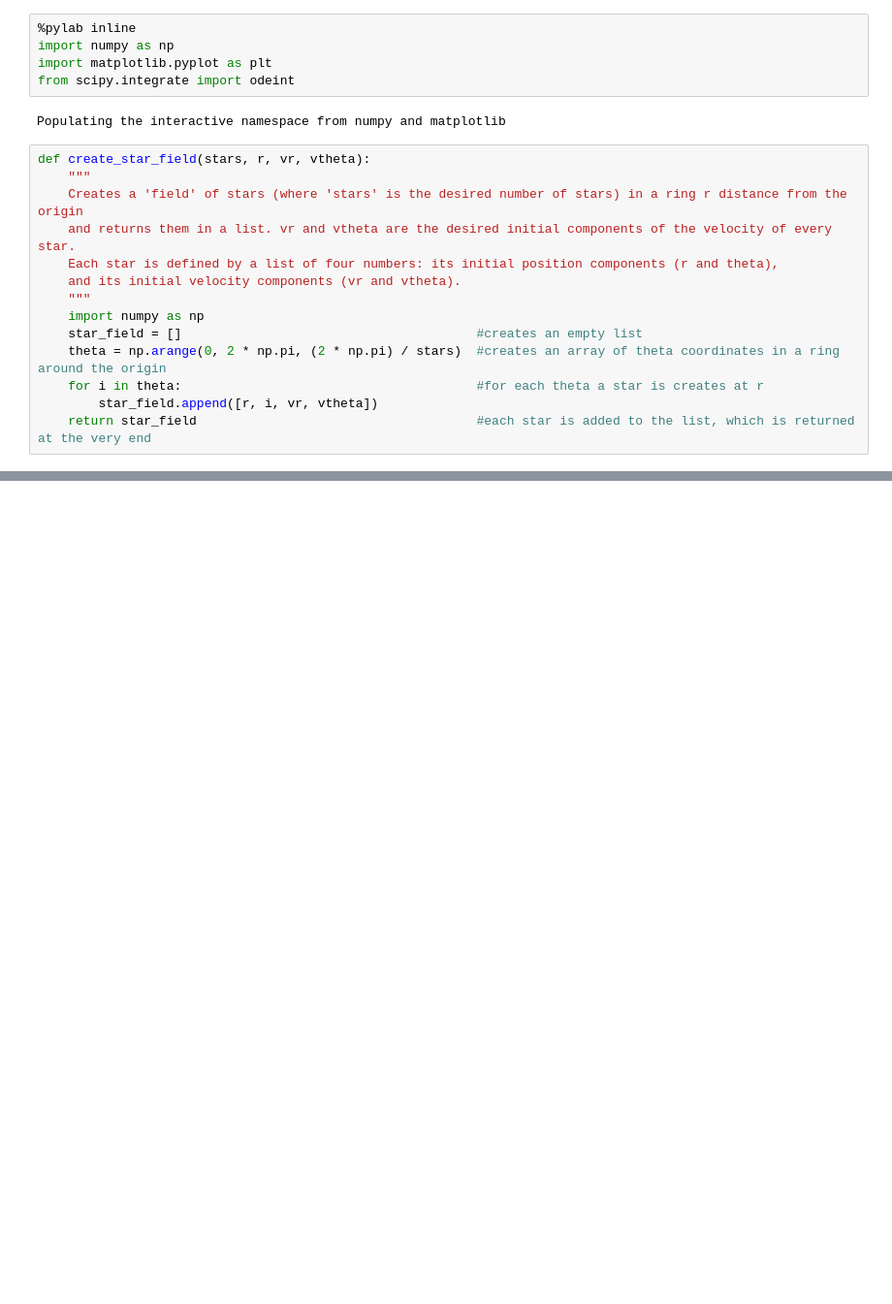
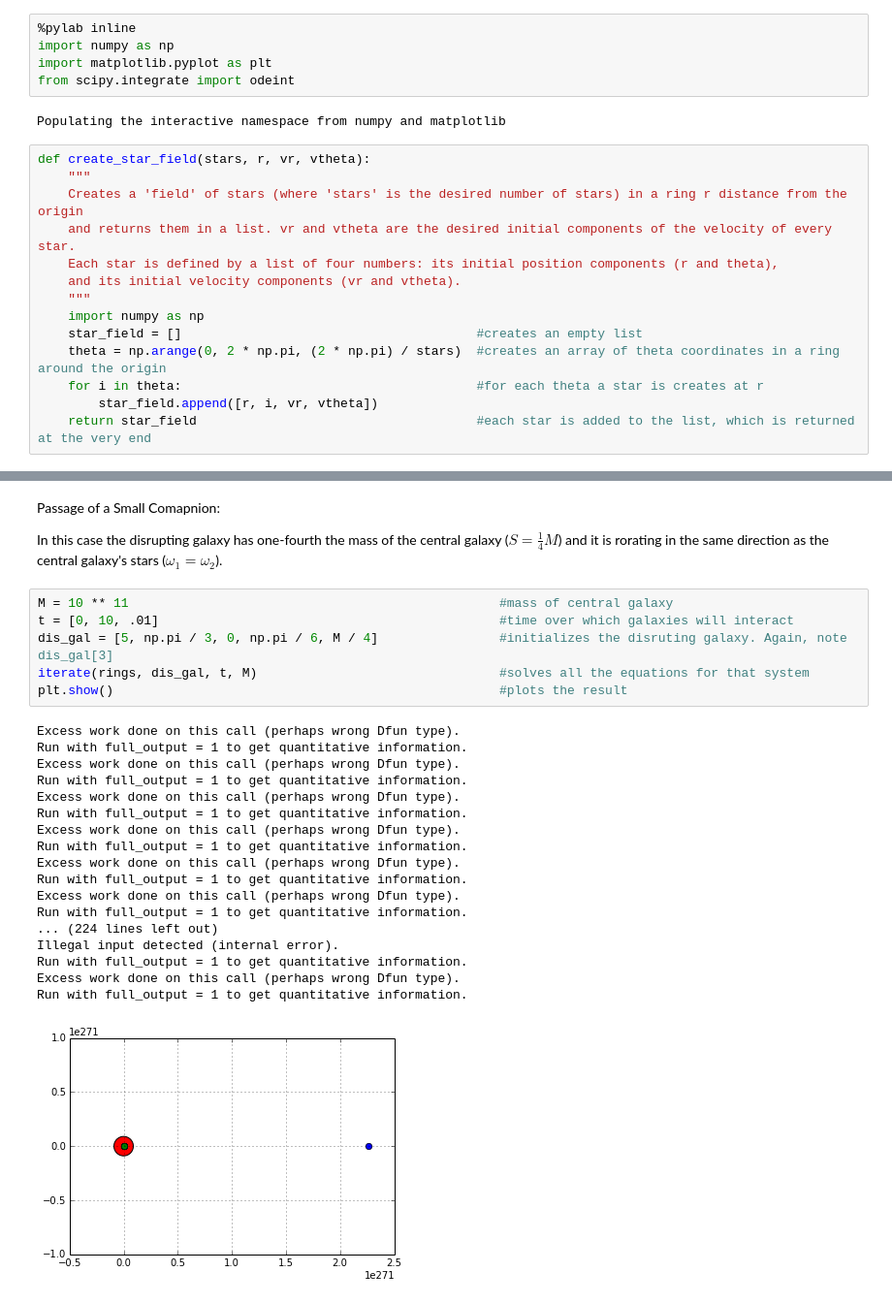
Before and after one commit to abardess/PHYS202-S14, a Jupyter notebook: MergingGalaxies.ipynb, the cells around one changed output, grey strips where cells are left out. Shown at 97% size. Saved outputs shown, nothing was run; the diff lists cells and outputs as text; blank space fills up the shorter version.

```diff
--- a/MergingGalaxies.ipynb
+++ b/MergingGalaxies.ipynb
@@ -156,0 +256,29 @@ plt.show()
+# %% [markdown]
+Passage of a Small Comapnion:
+
+In this case the disrupting galaxy has one-fourth the mass of the central galaxy ($S = \frac1{4}M$) and it is rorating in the same direction as the central galaxy's stars ($\omega_1 = \omega_2$).
+# %%
+M = 10 ** 11                                                 #mass of central galaxy
+t = [0, 10, .01]                                             #time over which galaxies will interact
+dis_gal = [5, np.pi / 3, 0, np.pi / 6, M / 4]                #initializes the disruting galaxy. Again, note dis_gal[3]
+iterate(rings, dis_gal, t, M)                                #solves all the equations for that system
+plt.show()                                                   #plots the result
+# %% [output]
+Excess work done on this call (perhaps wrong Dfun type).
+Run with full_output = 1 to get quantitative information.
+Excess work done on this call (perhaps wrong Dfun type).
+Run with full_output = 1 to get quantitative information.
+Excess work done on this call (perhaps wrong Dfun type).
+Run with full_output = 1 to get quantitative information.
+Excess work done on this call (perhaps wrong Dfun type).
+Run with full_output = 1 to get quantitative information.
+Excess work done on this call (perhaps wrong Dfun type).
+Run with full_output = 1 to get quantitative information.
+Excess work done on this call (perhaps wrong Dfun type).
+Run with full_output = 1 to get quantitative information.
+... (224 lines left out)
+Illegal input detected (internal error).
+Run with full_output = 1 to get quantitative information.
+Excess work done on this call (perhaps wrong Dfun type).
+Run with full_output = 1 to get quantitative information.
+[figure, added]
```
Also changed, not shown: parts of 23 cells of this notebook.
